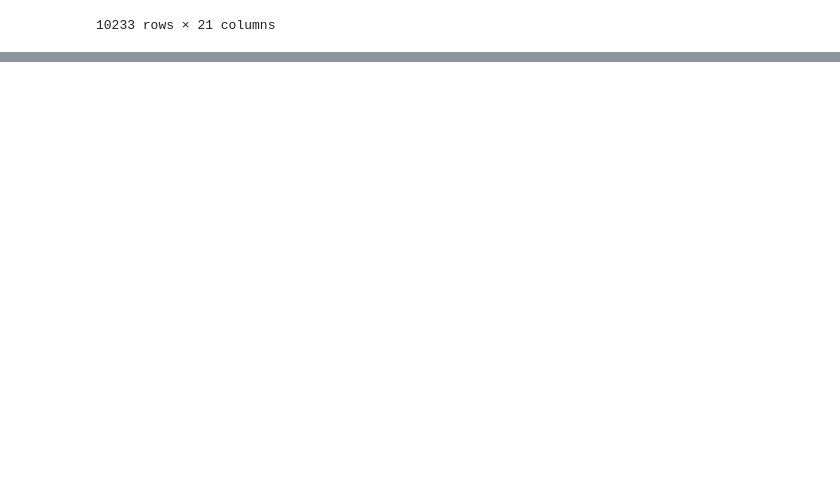
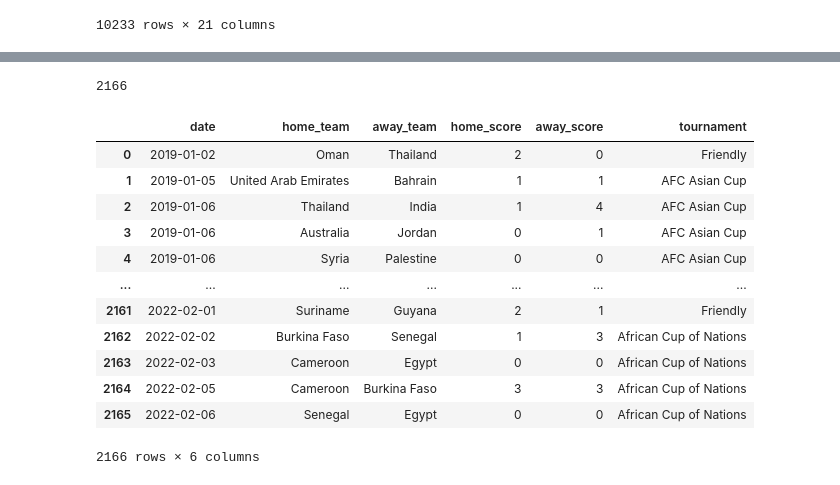
Before and after one commit to com-480-data-visualization/datavis-project-2022-y3, a Jupyter notebook: Exploratory_Data_Analysis.ipynb, the cells around one changed output, grey strips where cells are left out. Cells and saved outputs as stored; diff of their text form; code cells hidden in the pictures; blank space fills up the shorter version.

Commit message:
match stats first version

```diff
--- a/Exploratory_Data_Analysis.ipynb
+++ b/Exploratory_Data_Analysis.ipynb
@@ -550,3 +514,8 @@ df_filter
 10233 rows × 21 columns
 # %%
 df_filter.to_csv(r'./data/players')
+# %%
+df_game = pd.read_csv('./Data/match_results.csv',
+                      parse_dates=['date'],
+                      usecols=['date', 'home_team', 'away_team', 'home_score', 'away_score', 'tournament'])
+df_game.head()
@@ -552,0 +529,12 @@ df_filter.to_csv(r'./data/players')
+# %%
+# Filter data by year and tournament
+
+# Only keep games from 2019
+df_game = df_game[df_game.date.dt.year >= 2019]
+
+# Only keep tournament that are methods of qualifaction for world cup, that is:
+tournaments=['AFC Asian Cup', 'AFC Asian Cup qualification', 'African Cup of Nations', 'African Cup of Nations qualification', 'Copa América', 'Copa América qualification'
+             'FIFA World Cup', 'FIFA World Cup qualification', 'Oceania Nations Cup', 'UEFA Euro', 'UEFA Euro qualification', 'UEFA Nations League', 'Friendly']
+
+df_game = df_game[df_game.tournament.isin(tournaments)]
+df_game.head()
@@ -552,0 +548,22 @@ df_filter.to_csv(r'./data/players')
+# %%
+len(df_game)
+# %% [output]
+2166
+# %%
+df_game.reset_index(drop=True, inplace=True)
+# %%
+df_game
+# %% [output]
+|  | date | home_team | away_team | home_score | away_score | tournament |
+| 0 | 2019-01-02 | Oman | Thailand | 2 | 0 | Friendly |
+| 1 | 2019-01-05 | United Arab Emirates | Bahrain | 1 | 1 | AFC Asian Cup |
+| 2 | 2019-01-06 | Thailand | India | 1 | 4 | AFC Asian Cup |
+| 3 | 2019-01-06 | Australia | Jordan | 0 | 1 | AFC Asian Cup |
+| 4 | 2019-01-06 | Syria | Palestine | 0 | 0 | AFC Asian Cup |
+| ... | ... | ... | ... | ... | ... | ... |
+| 2161 | 2022-02-01 | Suriname | Guyana | 2 | 1 | Friendly |
+| 2162 | 2022-02-02 | Burkina Faso | Senegal | 1 | 3 | African Cup of Nations |
+| 2163 | 2022-02-03 | Cameroon | Egypt | 0 | 0 | African Cup of Nations |
+| 2164 | 2022-02-05 | Cameroon | Burkina Faso | 3 | 3 | African Cup of Nations |
+| 2165 | 2022-02-06 | Senegal | Egypt | 0 | 0 | African Cup of Nations |
+2166 rows × 6 columns
```
Also changed, not shown: parts of 16 cells of this notebook, 6 other files.
